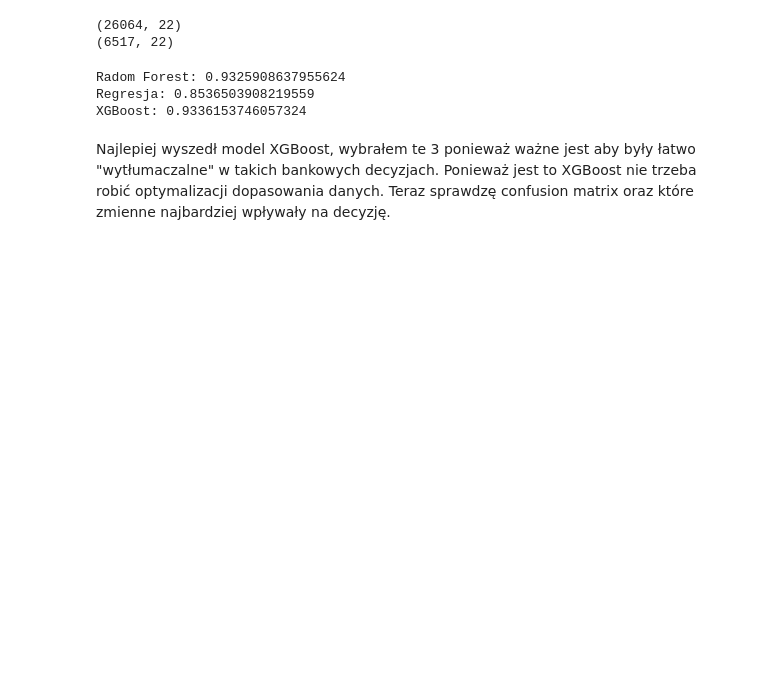
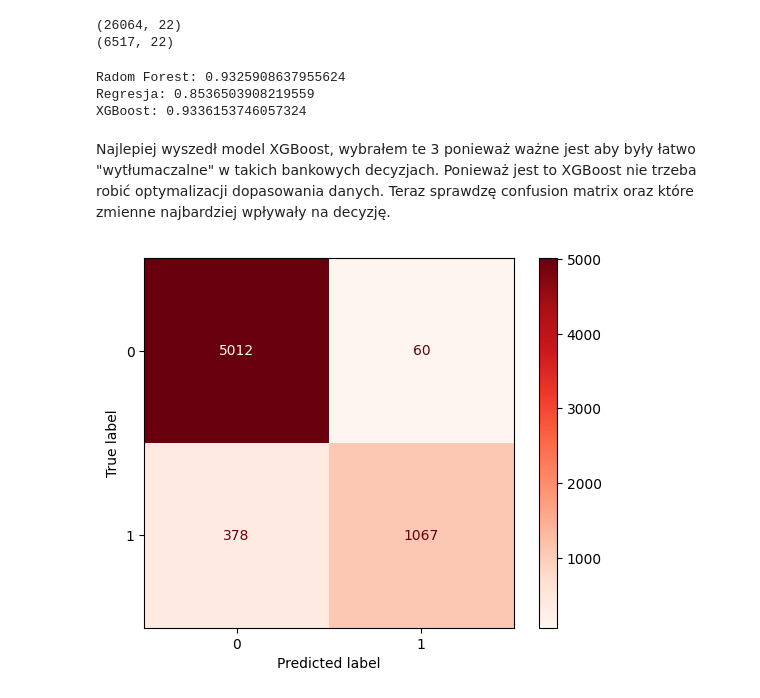
Before and after one commit to WiktorMatla/Przygotowanie_do_rozmowy_rekrutacyjnej, a Jupyter notebook: Przygotowanie_do_rozmowy.ipynb, the cells around one changed output. Cells and saved outputs as stored; diff of their text form; code cells hidden in the pictures; blank space fills up the shorter version.

Commit message:
Confusion Matrix oraz wykres waznosci feature.

```diff
--- a/Przygotowanie_do_rozmowy.ipynb
+++ b/Przygotowanie_do_rozmowy.ipynb
@@ -232,3 +230,12 @@ Regresja: 0.8536503908219559
 XGBoost: 0.9336153746057324
 # %% [markdown]
 Najlepiej wyszedł model XGBoost, wybrałem te 3 ponieważ ważne jest aby były łatwo "wytłumaczalne" w takich bankowych decyzjach. Ponieważ jest to XGBoost nie trzeba robić optymalizacji dopasowania danych. Teraz sprawdzę confusion matrix oraz które zmienne najbardziej wpływały na decyzję.
+# %%
+y_pred = model_XGBoost.predict(X_test)
+confusion = confusion_matrix(y_test, y_pred)
+
+disp = ConfusionMatrixDisplay(confusion_matrix=confusion)
+disp.plot(cmap="Reds")
+plt.show()
+# %% [output]
+[figure, added]
```
Also changed, not shown: parts of 4 cells of this notebook.
